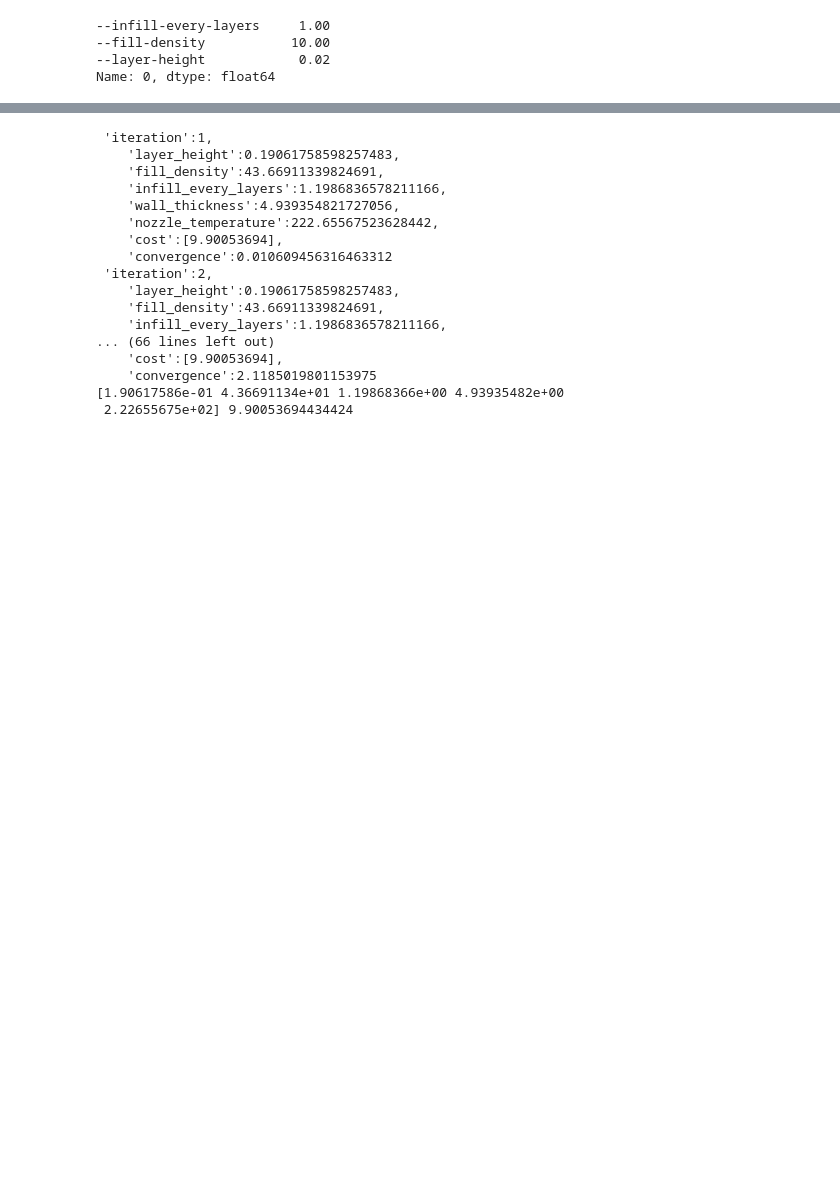
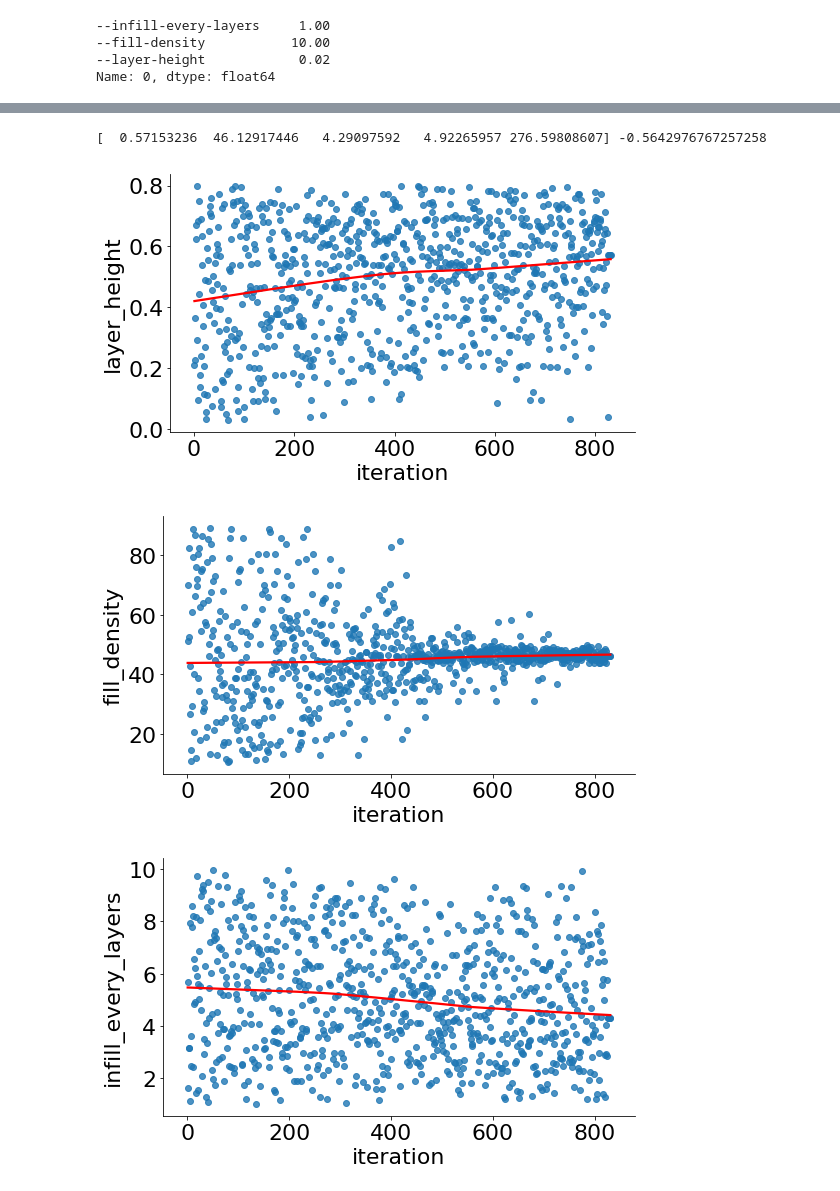
Before and after one commit to wilsonify/Opti3D, a Jupyter notebook: 3dprinter.ipynb, the cells around one changed output, grey strips where cells are left out. Cells and saved outputs as stored; diff of their text form; code cells hidden in the pictures; blank space fills up the shorter version.

```diff
--- a/3dprinter.ipynb
+++ b/3dprinter.ipynb
@@ -354,30 +364,48 @@ def callback_function(Xk,convergence=1):
 # %%
-bounds = [(0.02, 0.2), #layer_height
-          (10, 90), #fill_density
-          (1, 10), #infill_every_layers
-          (1, 10), #wall_thickness
-          (200, 250)  #nozzle_temperature
+iteration = 1
+evolution_df = pd.DataFrame(columns=['layer_height',
+                                     'fill_density',
+                                     'infill_every_layers',
+                                     'wall_thickness',
+                                     'nozzle_temperature',
+                                     'iteration',
+                                     'cost'
+                                    ])
+bounds = [(0.02, 0.8), #layer_height
+          (10.0, 90.0), #fill_density
+          (1.0, 10.0), #infill_every_layers
+          (1.0, 10.0), #wall_thickness
+          (200, 300)  #nozzle_temperature
          ]
 result = differential_evolution(cost_function,
                                 bounds,
-                                callback=callback_function
+                                #strategy='rand2exp',
+                                #maxiter=1000,
+                                #popsize=25,
+                                #tol=0.001,
+                                #mutation=(0.5, 1),
+                                #recombination=0.7,
+                                #seed=None,
+                                #disp=False,
+                                #polish=True,
+                                #init='latinhypercube',
+                                #atol=0
                                )
 print(result.x, result.fun)
 # %% [output]
- 'iteration':1,
-    'layer_height':0.19061758598257483,
-    'fill_density':43.66911339824691,
-    'infill_every_layers':1.1986836578211166,
-    'wall_thickness':4.939354821727056,
-    'nozzle_temperature':222.65567523628442,
-    'cost':[9.90053694],
-    'convergence':0.010609456316463312
- 'iteration':2,
-    'layer_height':0.19061758598257483,
-    'fill_density':43.66911339824691,
-    'infill_every_layers':1.1986836578211166,
-... (66 lines left out)
-    'cost':[9.90053694],
-    'convergence':2.1185019801153975
-[1.90617586e-01 4.36691134e+01 1.19868366e+00 4.93935482e+00
- 2.22655675e+02] 9.90053694434424
+[  0.57153236  46.12917446   4.29097592   4.92265957 276.59808607] -0.5642976767257258
+# %%
+
+for column in evolution_df.columns:
+  sns.lmplot(y=column,
+             x='iteration',
+             data=evolution_df,
+             lowess=True,
+             #scatter_kws={'color':'greys'},
+             line_kws={'color':'r'},
+             aspect=1.618
+            )
+# %% [output]
+[figure, added]
+[figure, added]
+[figure, added]
```
Also changed, not shown: parts of 21 cells of this notebook.
